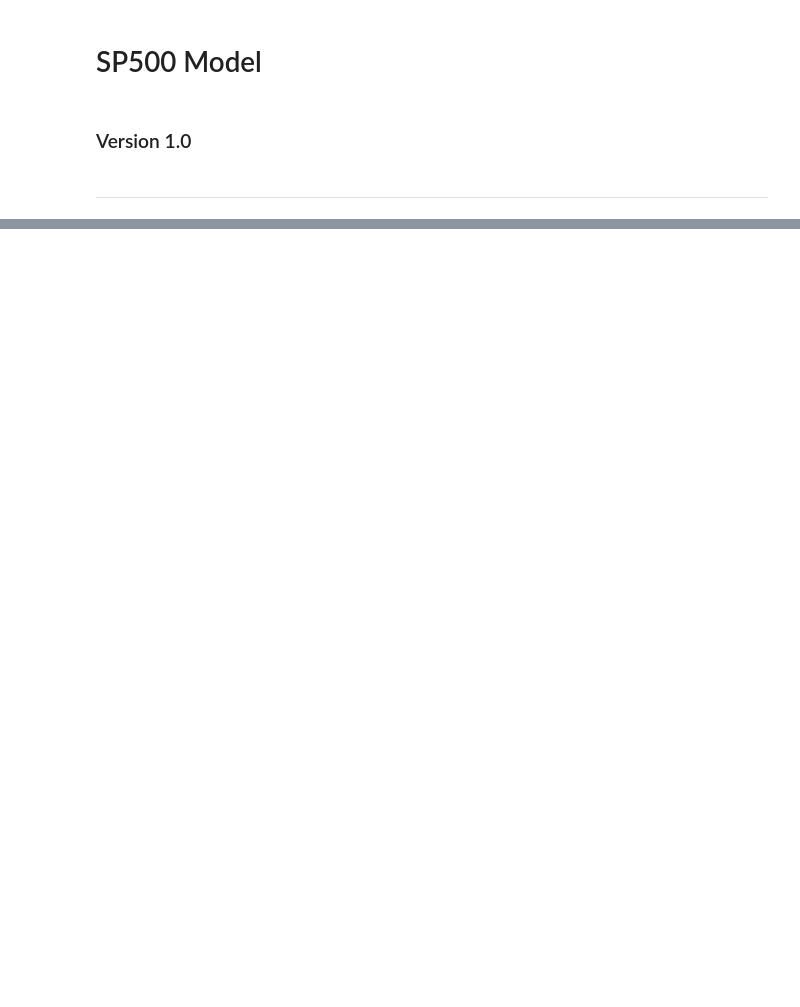
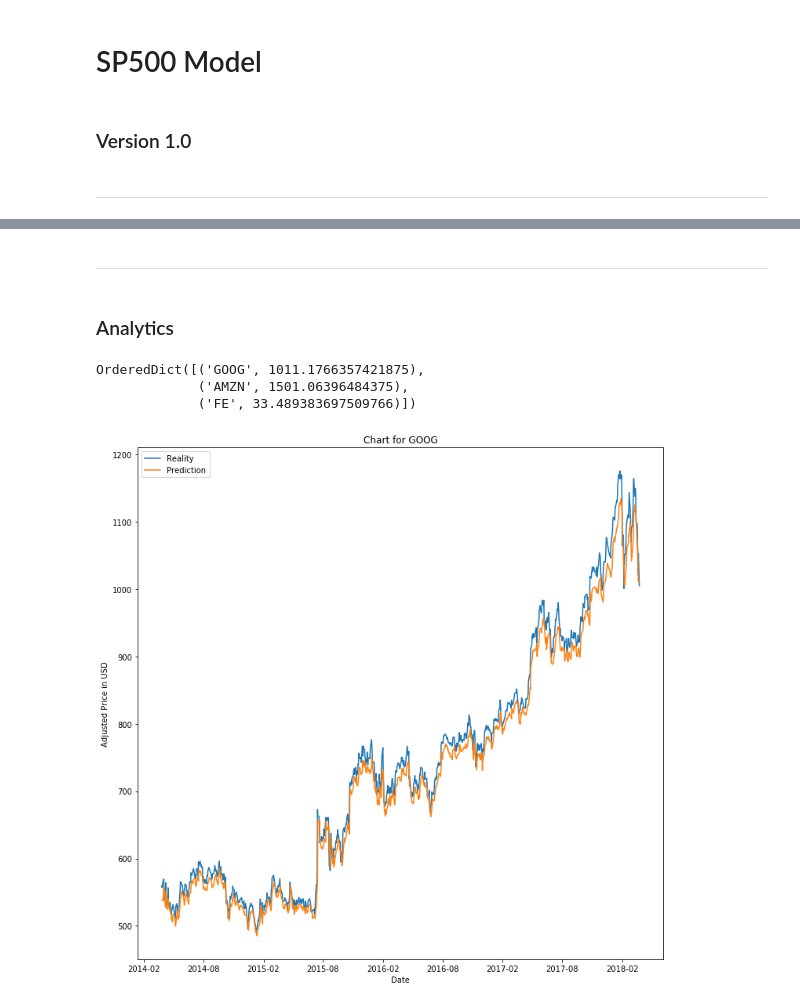
Before and after one commit to johannes-hoetter/SP500-Stock-Price-Prediction, a Jupyter notebook: machine_learning/SP500Model_Dev.ipynb, the cells around one changed output, grey strips where cells are left out. Cells and saved outputs as stored; diff of their text form; code cells hidden in the pictures; blank space fills up the shorter version.

Commit message:
Added Visualizations

```diff
--- a/machine_learning/SP500Model_Dev.ipynb
+++ b/machine_learning/SP500Model_Dev.ipynb
@@ -66,0 +92,4 @@ sp500_predictor.predict('AAPL', 'GOOG', 'AMZN')
+# %% [markdown]
+---
+# %% [markdown]
+### Analytics
@@ -66,0 +99,34 @@ sp500_predictor.predict('AAPL', 'GOOG', 'AMZN')
+# %%
+inputs = ['GOOG', 'AMZN', 'FE']
+
+sp500_predictor.predict(*inputs)
+# %% [output]
+OrderedDict([('GOOG', 1011.1766357421875),
+             ('AMZN', 1501.06396484375),
+             ('FE', 33.489383697509766)])
+# %%
+def validate_predictions(symbol):
+    df = data_handler.load_from_db(symbol)
+    df['Date'] = df['Day'].apply(lambda x: str(x)) \
+         + "-" + df['Month'].apply(lambda x: str(x)) \
+         + "-" + df['Year'].apply(lambda x: str(x))
+    dates = [dt.datetime.strptime(day,'%d-%m-%Y').date() for day in df['Date']]
+    true_history = df['Adj._Close_next'].values
+    predicted_history = sp500_predictor.predict_history(symbol)
+    predicted_history = np.array([value for key, value in predicted_history.items()]).flatten()
+    return dates, true_history, predicted_history
+
+def plot_validation(symbol):
+    x, y_true, y_pred = validate_predictions(symbol)
+    plt.figure(figsize=(12,12))
+    plt.plot(x, y_true, label='Reality')
+    plt.plot(x, y_pred, label='Prediction')
+    plt.legend()
+    plt.ylabel('Adjusted Price in USD')
+    plt.xlabel('Date')
+    plt.title('Chart for {}'.format(symbol))
+    plt.show()
+# %%
+plot_validation('GOOG');
+# %% [output]
+[figure, added]
```
Also changed, not shown: parts of 5 cells of this notebook, 2 other files.
